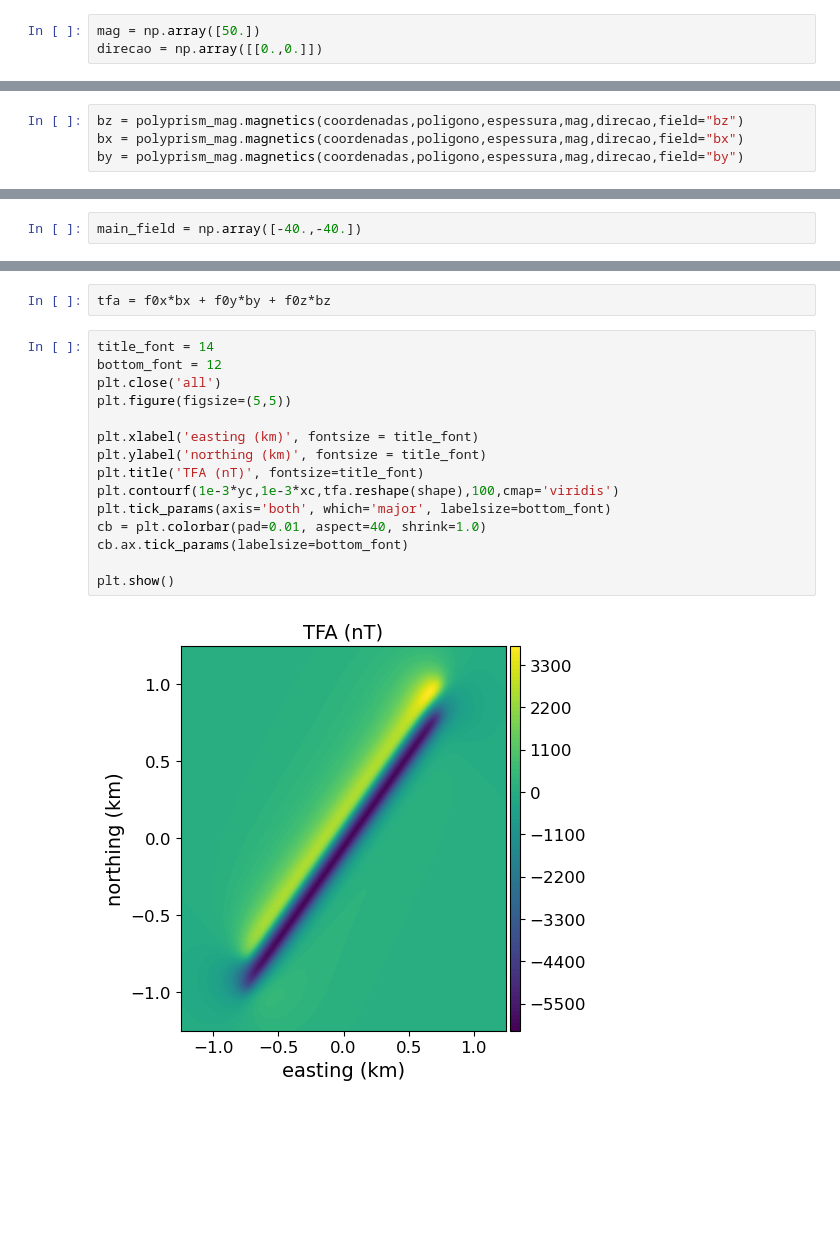
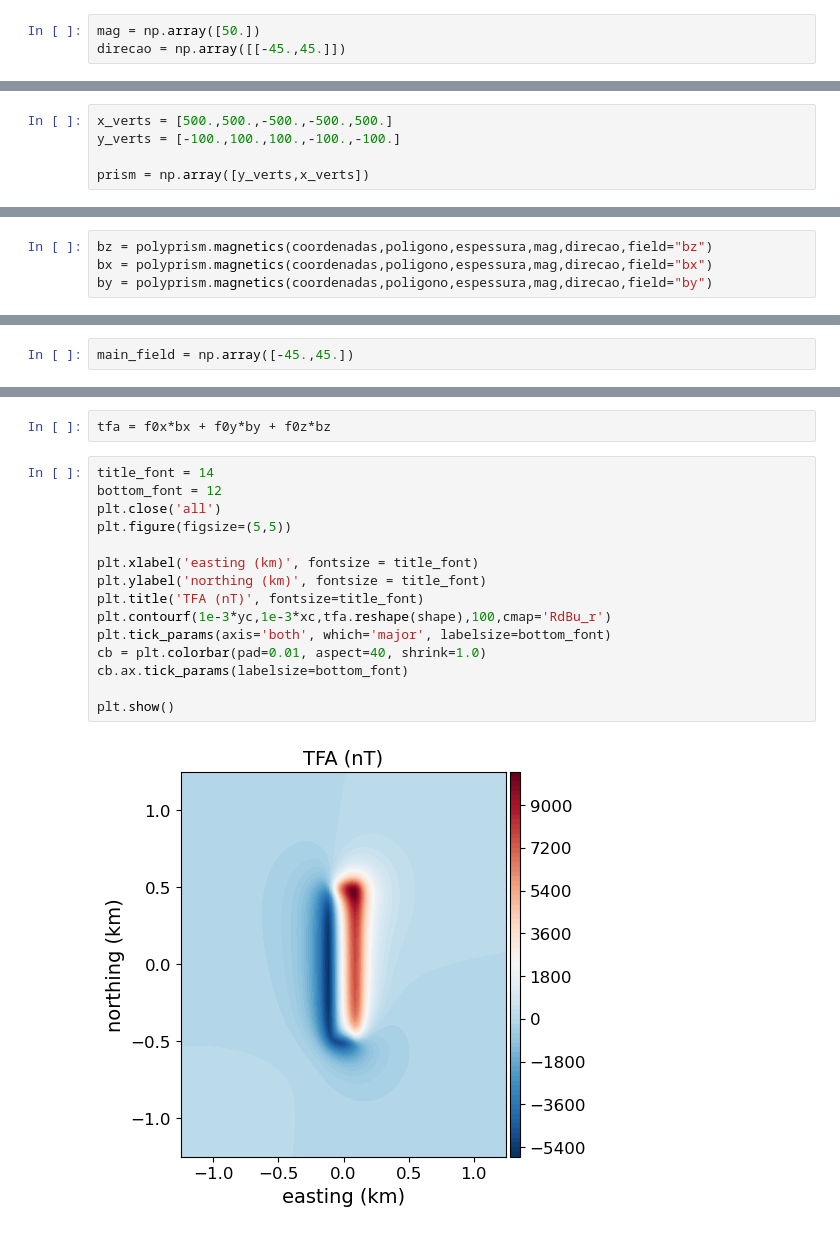
Before and after one commit to andrelreis/metodos-potenciais, a Jupyter notebook: Content/code/3. Grav_Mag_modeling/3.7. Polygonal_Prism_modeling/3. 3D_modelagem_mag_prisma_poligonal.ipynb, the cells around one changed output, grey strips where cells are left out. Cells and saved outputs as stored; diff of their text form; blank space fills up the shorter version.

```diff
--- a/Content/code/3. Grav_Mag_modeling/3.7. Polygonal_Prism_modeling/3. 3D_modelagem_mag_prisma_poligonal.ipynb
+++ b/Content/code/3. Grav_Mag_modeling/3.7. Polygonal_Prism_modeling/3. 3D_modelagem_mag_prisma_poligonal.ipynb
@@ -31,4 +31,4 @@ coordenadas = np.array([yc.ravel(),xc.ravel(),zc.ravel()])
 ## Gerando os parâmetros do prisma
 # %%
 mag = np.array([50.])
-direcao = np.array([[0.,0.]])
+direcao = np.array([[-45.,45.]])
@@ -40,3 +35,8 @@ prism = np.array([y_verts,x_verts])
+# %%
+x_verts = [500.,500.,-500.,-500.,500.]
+y_verts = [-100.,100.,100.,-100.,-100.]
+
+prism = np.array([y_verts,x_verts])
 # %%
 espessura = np.array([[50.,150.]])
 # %%
@@ -44,9 +44,9 @@ poligono = [prism]
 # %% [markdown]
 ## Cálculo das componentes do campo de gravidade
 # %%
-bz = polyprism_mag.magnetics(coordenadas,poligono,espessura,mag,direcao,field="bz")
-bx = polyprism_mag.magnetics(coordenadas,poligono,espessura,mag,direcao,field="bx")
-by = polyprism_mag.magnetics(coordenadas,poligono,espessura,mag,direcao,field="by")
+bz = polyprism.magnetics(coordenadas,poligono,espessura,mag,direcao,field="bz")
+bx = polyprism.magnetics(coordenadas,poligono,espessura,mag,direcao,field="bx")
+by = polyprism.magnetics(coordenadas,poligono,espessura,mag,direcao,field="by")
 # %% [markdown]
 ## Visualização dos dados calculados
 # %%
@@ -88,7 +88,7 @@ plt.show()
 # %% [markdown]
 ### Calculando a Anomalia de campo total
 # %%
-main_field = np.array([-40.,-40.])
+main_field = np.array([-45.,45.])
 # %%
 I0,D0 = main_field
 f0x = np.cos(np.deg2rad(I0))*np.cos(np.deg2rad(D0))
@@ -99,17 +99,17 @@ tfa = f0x*bx + f0y*by + f0z*bz
 # %%
 title_font = 14
 bottom_font = 12
 plt.close('all')
 plt.figure(figsize=(5,5))
 
 plt.xlabel('easting (km)', fontsize = title_font)
 plt.ylabel('northing (km)', fontsize = title_font)
 plt.title('TFA (nT)', fontsize=title_font)
-plt.contourf(1e-3*yc,1e-3*xc,tfa.reshape(shape),100,cmap='viridis')
+plt.contourf(1e-3*yc,1e-3*xc,tfa.reshape(shape),100,cmap='RdBu_r')
 plt.tick_params(axis='both', which='major', labelsize=bottom_font)
 cb = plt.colorbar(pad=0.01, aspect=40, shrink=1.0)
 cb.ax.tick_params(labelsize=bottom_font)
 
 plt.show()
 # %% [output]
-[figure, old version]
+[figure, new version]
```
Also changed, not shown: parts of 3 cells of this notebook, 6 other files.
